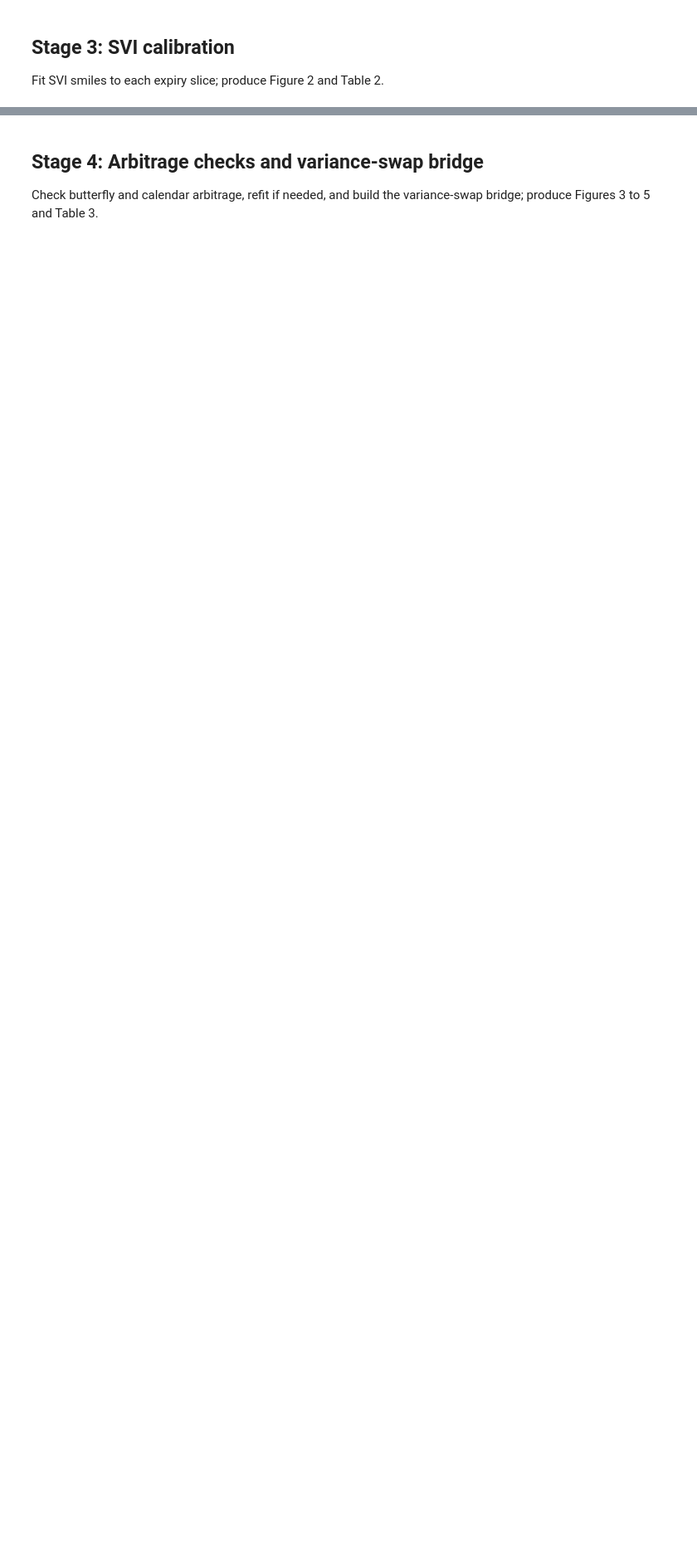
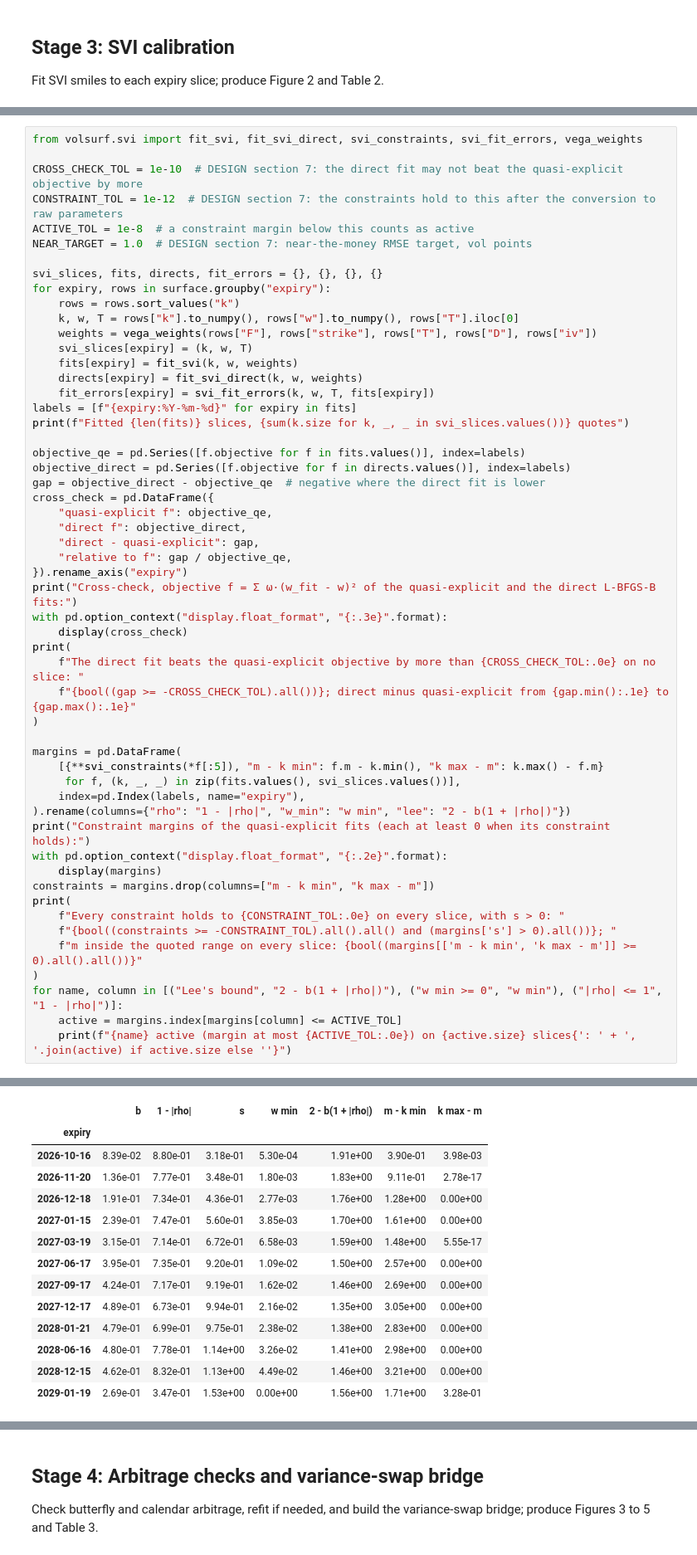
Before and after one commit to yogi-agarwal/vol-surface-delta-hedging, a Jupyter notebook: notebooks/analysis.ipynb, the cells around one changed output, grey strips where cells are left out. Shown at 83% size. Cells and saved outputs as stored; diff of their text form; blank space fills up the shorter version.

```diff
--- a/notebooks/analysis.ipynb
+++ b/notebooks/analysis.ipynb
@@ -1579,0 +1588,55 @@ Fit SVI smiles to each expiry slice; produce Figure 2 and Table 2.
+# %%
+from volsurf.svi import fit_svi, fit_svi_direct, svi_constraints, svi_fit_errors, vega_weights
+
+CROSS_CHECK_TOL = 1e-10  # DESIGN section 7: the direct fit may not beat the quasi-explicit objective by more
+CONSTRAINT_TOL = 1e-12  # DESIGN section 7: the constraints hold to this after the conversion to raw parameters
+ACTIVE_TOL = 1e-8  # a constraint margin below this counts as active
+NEAR_TARGET = 1.0  # DESIGN section 7: near-the-money RMSE target, vol points
+
+svi_slices, fits, directs, fit_errors = {}, {}, {}, {}
+for expiry, rows in surface.groupby("expiry"):
+    rows = rows.sort_values("k")
+    k, w, T = rows["k"].to_numpy(), rows["w"].to_numpy(), rows["T"].iloc[0]
+    weights = vega_weights(rows["F"], rows["strike"], rows["T"], rows["D"], rows["iv"])
+    svi_slices[expiry] = (k, w, T)
+    fits[expiry] = fit_svi(k, w, weights)
+    directs[expiry] = fit_svi_direct(k, w, weights)
+    fit_errors[expiry] = svi_fit_errors(k, w, T, fits[expiry])
+labels = [f"{expiry:%Y-%m-%d}" for expiry in fits]
+print(f"Fitted {len(fits)} slices, {sum(k.size for k, _, _ in svi_slices.values())} quotes")
+
+objective_qe = pd.Series([f.objective for f in fits.values()], index=labels)
+objective_direct = pd.Series([f.objective for f in directs.values()], index=labels)
+gap = objective_direct - objective_qe  # negative where the direct fit is lower
+cross_check = pd.DataFrame({
+    "quasi-explicit f": objective_qe,
+    "direct f": objective_direct,
+    "direct - quasi-explicit": gap,
+    "relative to f": gap / objective_qe,
+}).rename_axis("expiry")
+print("Cross-check, objective f = Σ ω·(w_fit - w)² of the quasi-explicit and the direct L-BFGS-B fits:")
+with pd.option_context("display.float_format", "{:.3e}".format):
+    display(cross_check)
+print(
+    f"The direct fit beats the quasi-explicit objective by more than {CROSS_CHECK_TOL:.0e} on no slice: "
+    f"{bool((gap >= -CROSS_CHECK_TOL).all())}; direct minus quasi-explicit from {gap.min():.1e} to {gap.max():.1e}"
+)
+
+margins = pd.DataFrame(
+    [{**svi_constraints(*f[:5]), "m - k min": f.m - k.min(), "k max - m": k.max() - f.m}
+     for f, (k, _, _) in zip(fits.values(), svi_slices.values())],
+    index=pd.Index(labels, name="expiry"),
+).rename(columns={"rho": "1 - |rho|", "w_min": "w min", "lee": "2 - b(1 + |rho|)"})
+print("Constraint margins of the quasi-explicit fits (each at least 0 when its constraint holds):")
+with pd.option_context("display.float_format", "{:.2e}".format):
+    display(margins)
+constraints = margins.drop(columns=["m - k min", "k max - m"])
+print(
+    f"Every constraint holds to {CONSTRAINT_TOL:.0e} on every slice, with s > 0: "
+    f"{bool((constraints >= -CONSTRAINT_TOL).all().all() and (margins['s'] > 0).all())}; "
+    f"m inside the quoted range on every slice: {bool((margins[['m - k min', 'k max - m']] >= 0).all().all())}"
+)
+for name, column in [("Lee's bound", "2 - b(1 + |rho|)"), ("w min >= 0", "w min"), ("|rho| <= 1", "1 - |rho|")]:
+    active = margins.index[margins[column] <= ACTIVE_TOL]
+    print(f"{name} active (margin at most {ACTIVE_TOL:.0e}) on {active.size} slices{': ' + ', '.join(active) if active.size else ''}")
+# %% [output]
@@ -1579,0 +1661,14 @@ Fit SVI smiles to each expiry slice; produce Figure 2 and Table 2.
+|  | b | 1 - |rho| | s | w min | 2 - b(1 + |rho|) | m - k min | k max - m |
+| expiry |  |  |  |  |  |  |  |
+| 2026-10-16 | 8.39e-02 | 8.80e-01 | 3.18e-01 | 5.30e-04 | 1.91e+00 | 3.90e-01 | 3.98e-03 |
+| 2026-11-20 | 1.36e-01 | 7.77e-01 | 3.48e-01 | 1.80e-03 | 1.83e+00 | 9.11e-01 | 2.78e-17 |
+| 2026-12-18 | 1.91e-01 | 7.34e-01 | 4.36e-01 | 2.77e-03 | 1.76e+00 | 1.28e+00 | 0.00e+00 |
+| 2027-01-15 | 2.39e-01 | 7.47e-01 | 5.60e-01 | 3.85e-03 | 1.70e+00 | 1.61e+00 | 0.00e+00 |
+| 2027-03-19 | 3.15e-01 | 7.14e-01 | 6.72e-01 | 6.58e-03 | 1.59e+00 | 1.48e+00 | 5.55e-17 |
+| 2027-06-17 | 3.95e-01 | 7.35e-01 | 9.20e-01 | 1.09e-02 | 1.50e+00 | 2.57e+00 | 0.00e+00 |
+| 2027-09-17 | 4.24e-01 | 7.17e-01 | 9.19e-01 | 1.62e-02 | 1.46e+00 | 2.69e+00 | 0.00e+00 |
+| 2027-12-17 | 4.89e-01 | 6.73e-01 | 9.94e-01 | 2.16e-02 | 1.35e+00 | 3.05e+00 | 0.00e+00 |
+| 2028-01-21 | 4.79e-01 | 6.99e-01 | 9.75e-01 | 2.38e-02 | 1.38e+00 | 2.83e+00 | 0.00e+00 |
+| 2028-06-16 | 4.80e-01 | 7.78e-01 | 1.14e+00 | 3.26e-02 | 1.41e+00 | 2.98e+00 | 0.00e+00 |
+| 2028-12-15 | 4.62e-01 | 8.32e-01 | 1.13e+00 | 4.49e-02 | 1.46e+00 | 3.21e+00 | 0.00e+00 |
+| 2029-01-19 | 2.69e-01 | 3.47e-01 | 1.53e+00 | 0.00e+00 | 1.56e+00 | 1.71e+00 | 3.28e-01 |
```
Also changed, not shown: parts of 6 cells of this notebook, 3 other files.
